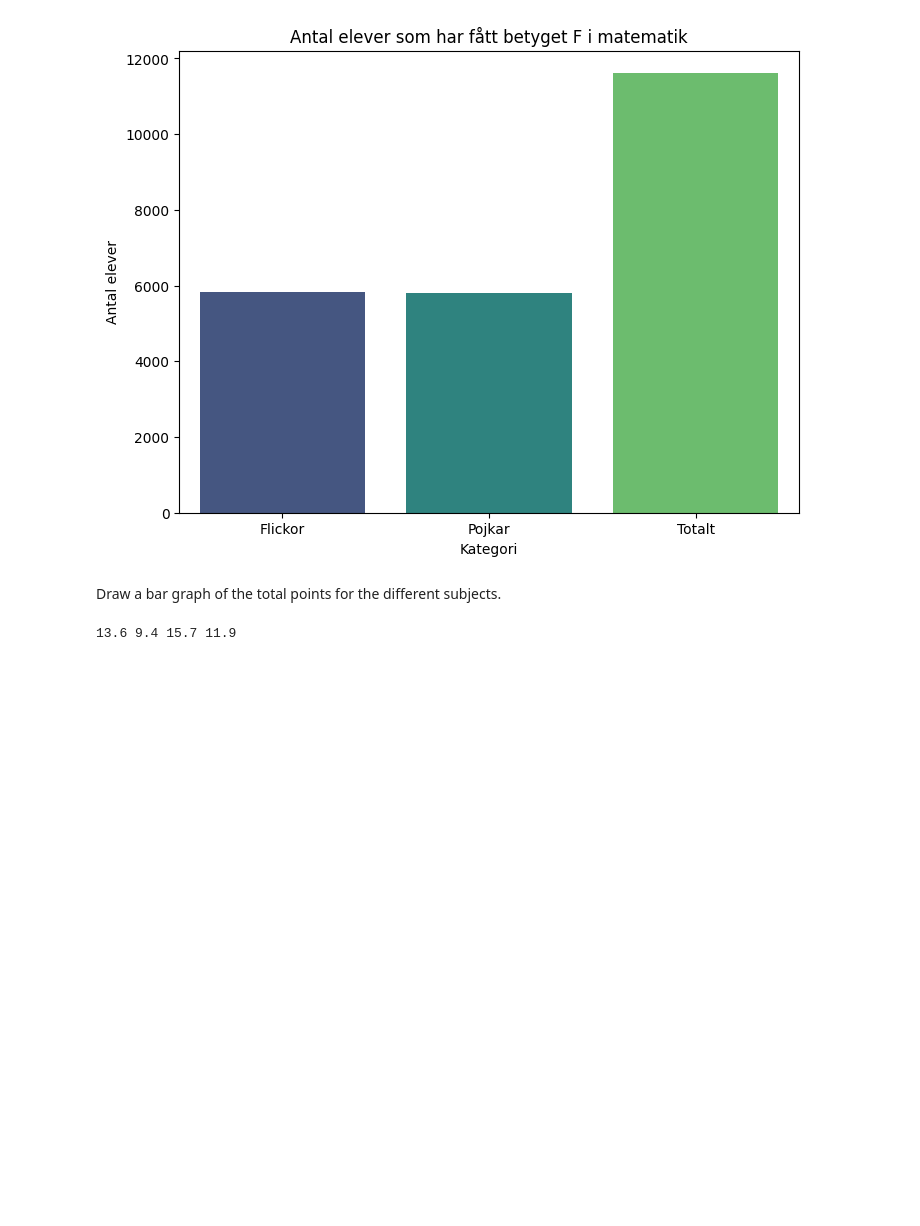
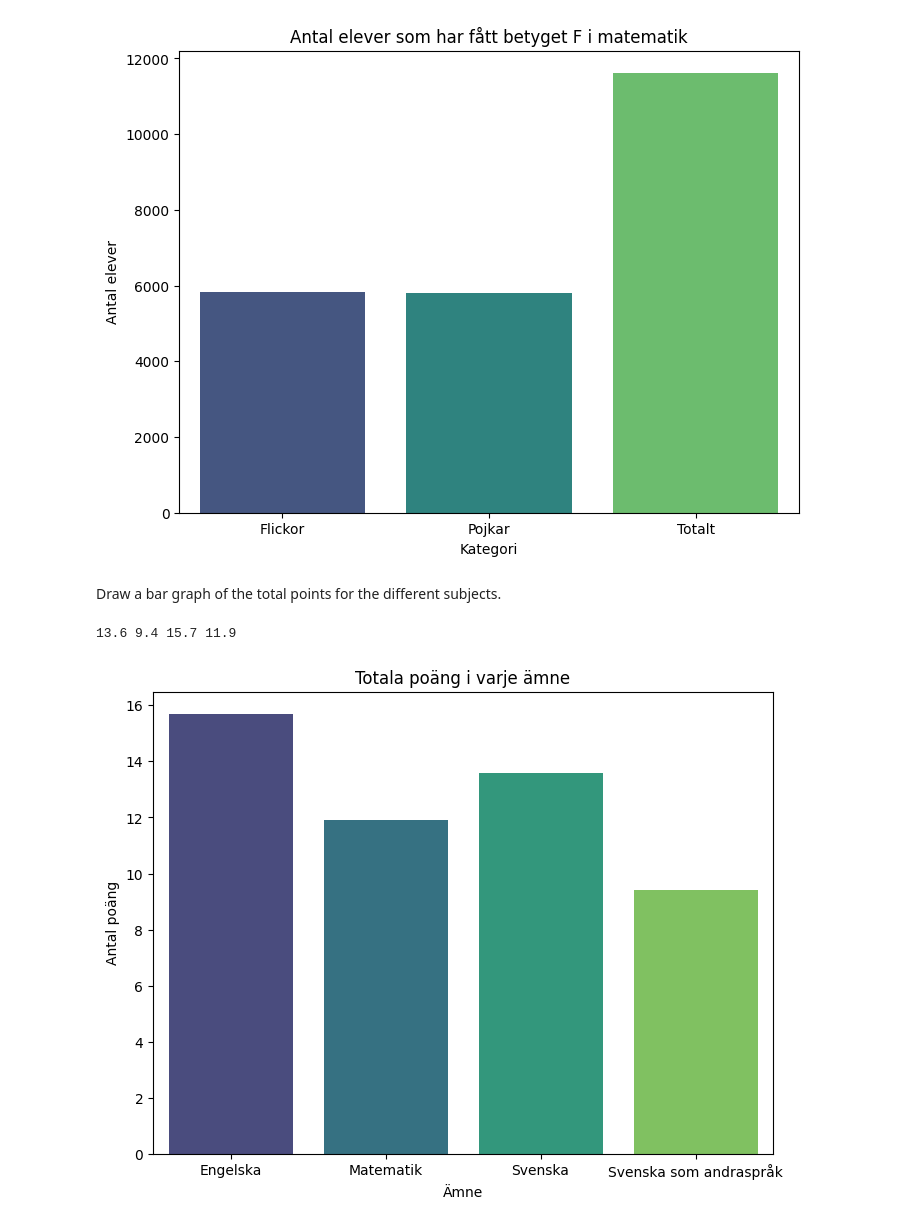
Before and after one commit to saraonsala/Python-Sara-Mellgren-OOPA23, a Jupyter notebook: Labb_2/Labb_2.ipynb, the cells around one changed output. Saved outputs shown, nothing was run; the diff lists cells and outputs as text; code cells hidden in the pictures; blank space fills up the shorter version.

Commit message:
# Create a bar plot with total points for the different subjects

```diff
--- a/Labb_2/Labb_2.ipynb
+++ b/Labb_2/Labb_2.ipynb
@@ -84,16 +90,30 @@ Draw a bar graph of the total points for the different subjects.
 # %%
 # Call the method process_excel_sheet
 df_engelska = process_excel_sheet("Engelska")
 df_engelska = df_engelska.iloc[1]["Totalt (poäng)"]
 
 df_svenska_som_andraspråk = process_excel_sheet("Svenska som andraspråk")
 df_svenska_som_andraspråk = df_svenska_som_andraspråk.iloc[1]["Totalt (poäng)"]
 
 df_svenska = process_excel_sheet("Svenska")
 df_svenska = df_svenska.iloc[1]["Totalt (poäng)"]
 
+df_matematik = process_excel_sheet ("Matematik")
 df_matematik = df_matematik.iloc[1]["Totalt (poäng)"]
 
-print(df_svenska, df_svenska_som_andraspråk, df_engelska, df_matematik)
+data = {
+    "Kategori": ["Engelska", "Matematik", "Svenska","Svenska som andraspråk" ],
+    "Antal": [df_engelska, df_matematik, df_svenska, df_svenska_som_andraspråk,]
+}
+df_visualisering = pd.DataFrame(data)
+
+# Skapa ett barplot med Seaborn
+plt.figure(figsize=(8, 6))
+sns.barplot(x="Kategori", y="Antal", data=df_visualisering, hue="Kategori", palette="viridis", legend=False)
+plt.title("Totala poäng i varje ämne")
+plt.xlabel("Ämne")
+plt.ylabel("Antal poäng")
+plt.show()
 # %% [output]
 13.6 9.4 15.7 11.9
+[figure, added]
```
Also changed, not shown: parts of 1 cell of this notebook.
